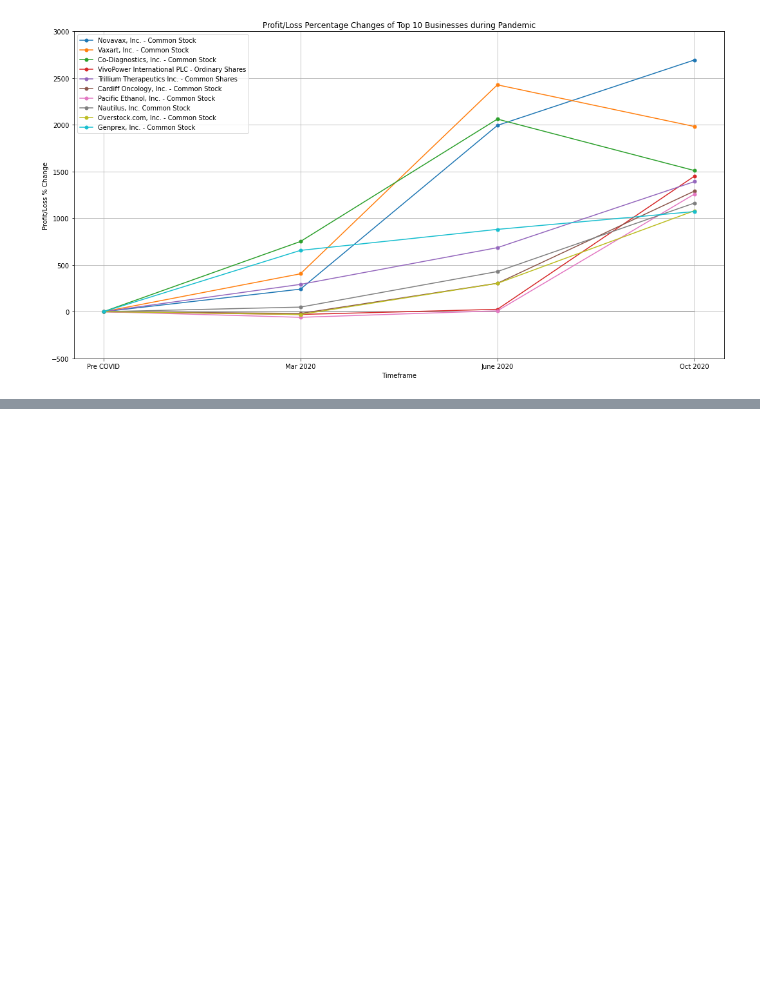
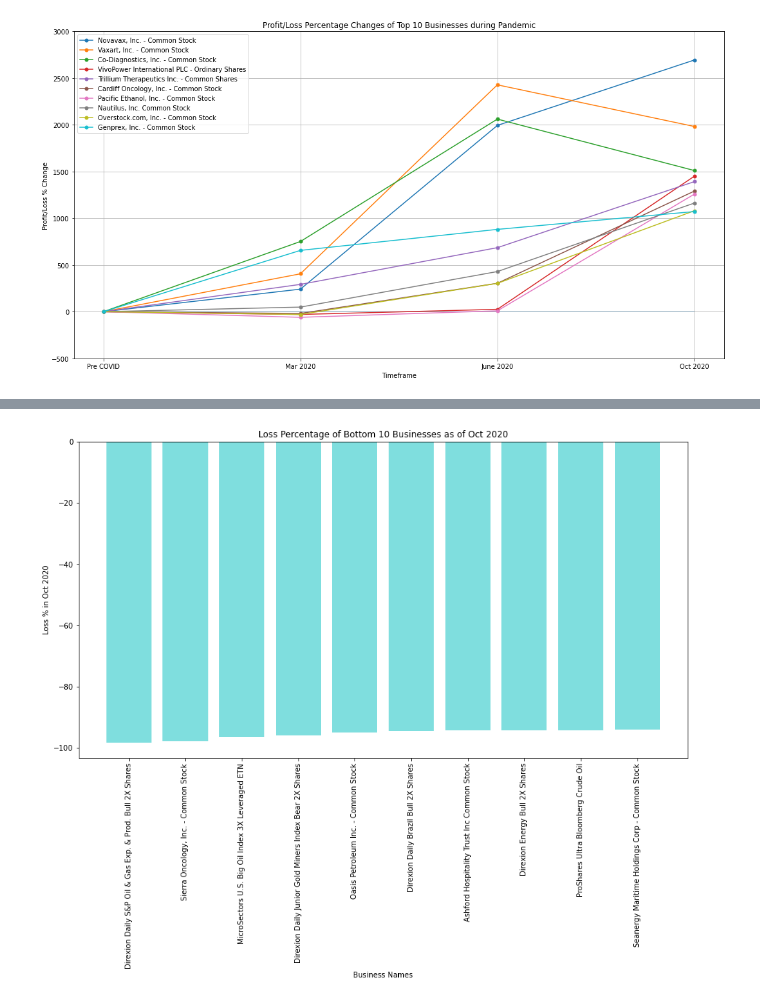
Before and after one commit to ushaakumaar/COVID19_Impacts_On_Business_And_Workforce_Trends, a Jupyter notebook: business-profit-loss.ipynb, the cells around one changed output, grey strips where cells are left out. Drawn from its saved outputs; the diff is of its cells as text; code cells hidden in the pictures; blank space fills up the shorter version.

Commit message:
I made changes and add the logic for the bottom 10 businesses

```diff
--- a/business-profit-loss.ipynb
+++ b/business-profit-loss.ipynb
@@ -355,3 +355,21 @@ plt.savefig(top_line_file_path)
 plt.show()
 # %% [output]
 [figure]
+# %%
+# Creating the dataframe to hold the necessary columns needed for plotting:
+bottom_10_df = bottom_10_business_df[["Symbol",
+                                    "Name",
+                                    "Pre COVID % Change",
+                                    "Mar 2020 % Change",
+                                    "June 2020 % Change",
+                                    "Oct 2020 % Change"]]
+
+# Rename columns for plotting:
+bottom_10_df = bottom_10_df.rename(columns={
+    "Pre COVID % Change" : "Pre COVID",
+    "Mar 2020 % Change" : "Mar 2020",
+    "June 2020 % Change" : "June 2020",
+    "Oct 2020 % Change" : "Oct 2020"
+})
+
+bottom_10_df
@@ -357,0 +388,26 @@ plt.show()
+# %%
+plt.figure(figsize=(15,8))
+
+# Set x and y axis
+x_axis = bottom_10_df["Name"]
+y_axis = bottom_10_df["Oct 2020"]
+
+# Generate bar plot
+plt.bar(x_axis, y_axis, color='c', alpha=0.5, align="center")
+
+# Set the orientation of the x axis labels
+plt.xticks(rotation="vertical")
+
+# Set the title, x axis and y axis labels
+plt.xlabel("Business Names")
+plt.ylabel("Loss % in Oct 2020")
+plt.title("Loss Percentage of Bottom 10 Businesses as of Oct 2020")
+
+# Save and display the bar plot
+top_bar_file_path = os.path.join("Images","bottom_10_business_barplot.png")
+#plt.savefig("Images/bottom_10_business_barplot.png")
+
+
+plt.show()
+# %% [output]
+[figure, added]
```
Also changed, not shown: parts of 5 cells of this notebook.
